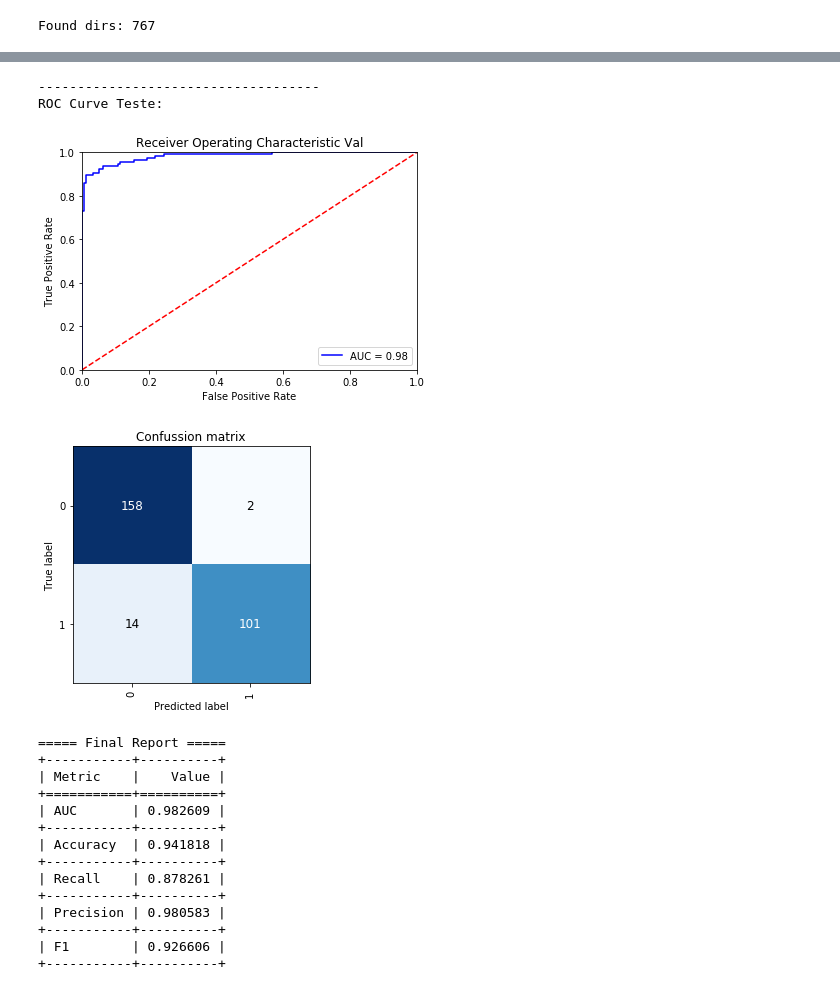
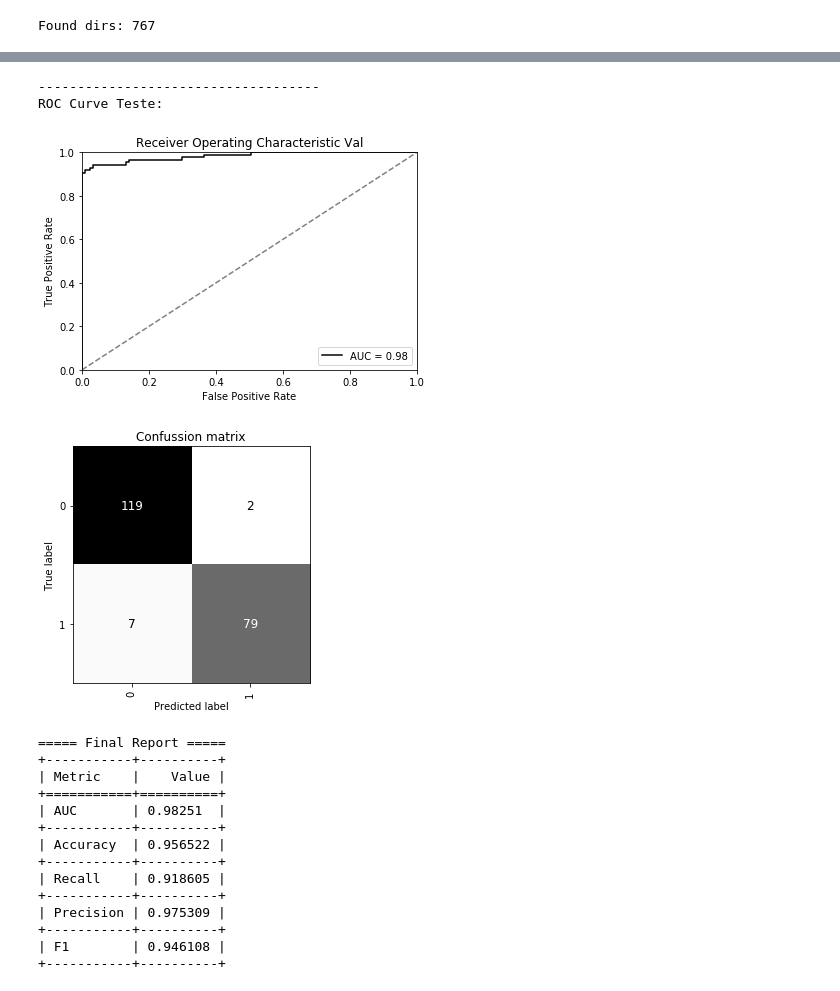
Before and after one commit to saramirthis/CC_seg_clas, a Jupyter notebook: main.ipynb, the cells around one changed output, grey strips where cells are left out. Drawn from its saved outputs; the diff is of its cells as text; code cells hidden in the pictures.

```diff
--- a/main.ipynb
+++ b/main.ipynb
@@ -298,7 +377,7 @@ num_clust_ch = np.where(clusters_auc > min_auc+pc_best_auc_exp*(max_auc-min_auc)
 print('Best cluster size: {} (with at least {} of best result)'.format(num_clust_ch,pc_best_auc_exp))
 
 agg = AgglomerativeClustering(n_clusters=num_clust_ch, affinity='precomputed', linkage='average')
-labels_res = agg.fit_predict(DM)
+labels_res = agg.fit_predict(DM_th)
 print('Element labels', labels_res)
 
 list_clusters = []
@@ -309,25 +388,31 @@ for clust in labels_list:
     list_clusters.append(res_clust)
     print("--------------------------------------------------------------------")
     if len(res_clust) == 1:
-        dist_intra = np.amax(DM[res_clust[0],res_clust[0]])
+        dist_intra = np.amax(DM_th[res_clust[0],res_clust[0]])
     else:
-        dist_intra = np.amax(DM[res_clust[0],res_clust[1:]])
-    print('Cluster({}): '.format(clust),resols_ref[res_clust],'Distance intra: ',dist_intra)
+        dist_intra = np.amax(DM_th[res_clust[0],res_clust[1:]])
+    print('Cluster({}): '.format(clust),resols_ref_th[res_clust],'Distance intra: ',dist_intra)
 
     for res_ch in res_clust:
-        y_true, y_pred = Y_test, d_train['string{0}'.format(res_ch)].predict(X_test_norm[:,res_ch,:])
-        fpr, tpr, thresholds = metrics.roc_curve(y_true, y_pred)
+        y_pred = d_train['string{0}'.format(res_ch)].predict(X_test_norm_th[:,res_ch,:])
+        fpr, tpr, thresholds = metrics.roc_curve(Y_test, y_pred)
         AUC_cl = metrics.auc(fpr, tpr)
 
-        ind_err_rand = np.where(np.logical_xor(y_true, y_pred))
+        ind_err_rand = np.where(np.logical_xor(Y_test, y_pred))
         ind_err = test_index[ind_err_rand]
-        print('Element({}): '.format(resols_ref[res_ch]),ind_err, 'AUC:({})'.format(AUC_cl))
+        print('Element({}): '.format(resols_ref_th[res_ch]),ind_err, 'AUC:({})'.format(AUC_cl))
 
-    if choose_el == 'random':
+    if df_conf.CHOSEN_METHOD == 'random':
         res_chs.append(random.choice(res_clust))
-    else:
+    elif df_conf.CHOSEN_METHOD == 'min_dist':
         sum_dist = []
         for r_clust in res_clust:
-            sum_dist.append(np.sum(DM[r_clust,res_clust]))
+            sum_dist.append(np.sum(DM_th[r_clust,res_clust]))
         res_chs.append(res_clust[np.argmin(sum_dist)])
+    elif df_conf.CHOSEN_METHOD == 'best_acc':
+        clust_acc = filt_acc.copy()
+        clust_acc[np.where(labels_res!=clust)[0]] = 0
+        res_chs.append(np.argmax(clust_acc))
+    else:
+        raise Exception('Bad option')
 # %% [output]
@@ -354,7 +439,8 @@ print("Size ensemble:", len(list_clusters), "Chosen resolutions:", resols_ref[re
 
 svm_ind = np.array([]).reshape(0,Y_valid.shape[0])
 for res_ch in res_chs:
-    svm_ind = np.vstack((svm_ind, d_train["string{0}".format(res_ch)].predict_proba(X_valid_norm[:,res_ch,:])[:,1]))
+    svm_ind = np.vstack((svm_ind,
+                         d_train["string{0}".format(res_ch)].predict_proba(X_valid_norm_th[:,res_ch,:])[:,1]))
 svm_ind = svm_ind.T
 clf = GridSearchCV(svm.SVC(gamma='scale', class_weight='balanced', random_state=16, probability=True),
                    tuned_parameters_ens, iid=False, cv=cv_ens, scoring='roc_auc')
@@ -378,47 +464,48 @@ Best separation threshold: 0.7735011239144579
 # %%
 svm_ind = np.array([]).reshape(0,Y_test.shape[0])
 for res_ch in res_chs:
-    svm_ind = np.vstack((svm_ind, d_train["string{0}".format(res_ch)].predict_proba(X_test_norm[:,res_ch,:])[:,1]))
+    svm_ind = np.vstack((svm_ind,
+                         d_train["string{0}".format(res_ch)].predict_proba(X_test_norm_th[:,res_ch,:])[:,1]))
 svm_ind = svm_ind.T
 
 y_pred_probs = clf.predict_proba(svm_ind)[:,1]
-AUC_cl = ax.plot_roc(y_true, y_pred_probs)
+AUC_cl = ax.plot_roc(Y_test, y_pred_probs)
 
 y_pred = y_pred_probs > opt_th
 
-mx_conf = confusion_matrix(y_true, y_pred)
-ax.plot_matrix(mx_conf, classes=np.unique(y_true), fig_size=4,
-            title='Confussion matrix', opt_bar=False)
+mx_conf = confusion_matrix(Y_test, y_pred)
+ax.plot_matrix(mx_conf, classes=np.unique(Y_test), fig_size=4, cmap=plt.cm.Greys,
+               title='Confussion matrix', opt_bar=False)
 
-ind_err_rand = np.where(np.logical_xor(y_true, y_pred))
+ind_err_rand = np.where(np.logical_xor(Y_test, y_pred))
 
 accuracy, recall, precision, f1 = ax.report_metrics(mx_conf)
 
 print('===== Final Report =====')
 print(tabulate([['AUC', AUC_cl],
                 ['Accuracy', accuracy],
                 ['Recall', recall],
                 ['Precision', precision],
                 ['F1', f1],],
                ['Metric', 'Value'], tablefmt='grid'))
 # %% [output]
 ------------------------------------
 ROC Curve Teste:
-[figure, old version]
+[figure, new version]
-[figure, old version]
+[figure, new version]
 ===== Final Report =====
 +-----------+----------+
 | Metric    |    Value |
 +===========+==========+
-| AUC       | 0.982609 |
+| AUC       | 0.98251  |
 +-----------+----------+
-| Accuracy  | 0.941818 |
+| Accuracy  | 0.956522 |
 +-----------+----------+
-| Recall    | 0.878261 |
+| Recall    | 0.918605 |
 +-----------+----------+
-| Precision | 0.980583 |
+| Precision | 0.975309 |
 +-----------+----------+
-| F1        | 0.926606 |
+| F1        | 0.946108 |
 +-----------+----------+
 # %%
 plt.hist(y_pred_probs,bins=24)
```
Also changed, not shown: parts of 18 cells of this notebook, 2 other files.
